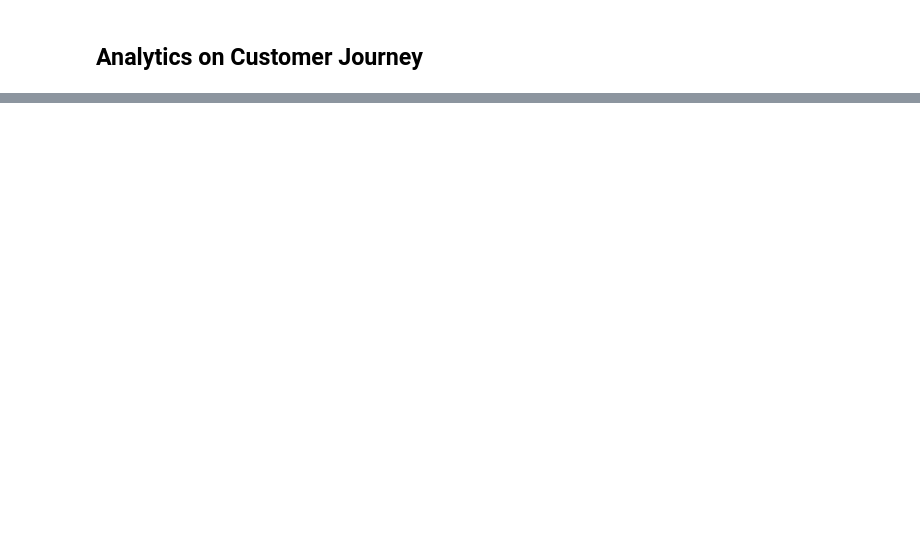
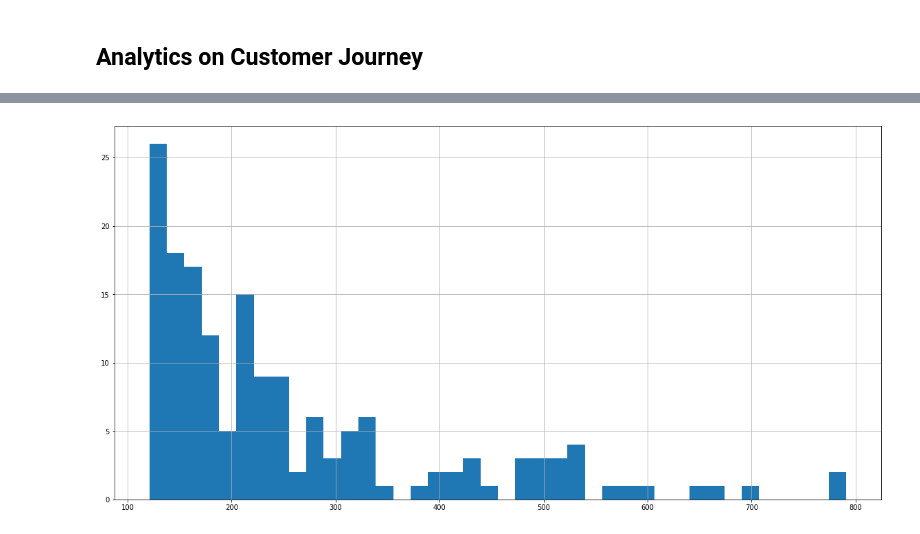
Before and after one commit to ZiaoChen/BC3406, a Jupyter notebook: Hackathon/Customer Journey.ipynb, the cells around one changed output, grey strips where cells are left out. Cells and saved outputs as stored; diff of their text form; code cells hidden in the pictures; blank space fills up the shorter version.

```diff
--- a/Hackathon/Customer Journey.ipynb
+++ b/Hackathon/Customer Journey.ipynb
@@ -222,0 +410,5 @@ plt.show()
+# %%
+paid_time_list[paid_time_list < 900].hist(figsize=(20,10), bins=40)
+plt.show()
+# %% [output]
+[figure, added]
```
Also changed, not shown: parts of 31 cells of this notebook, 5 other files.
